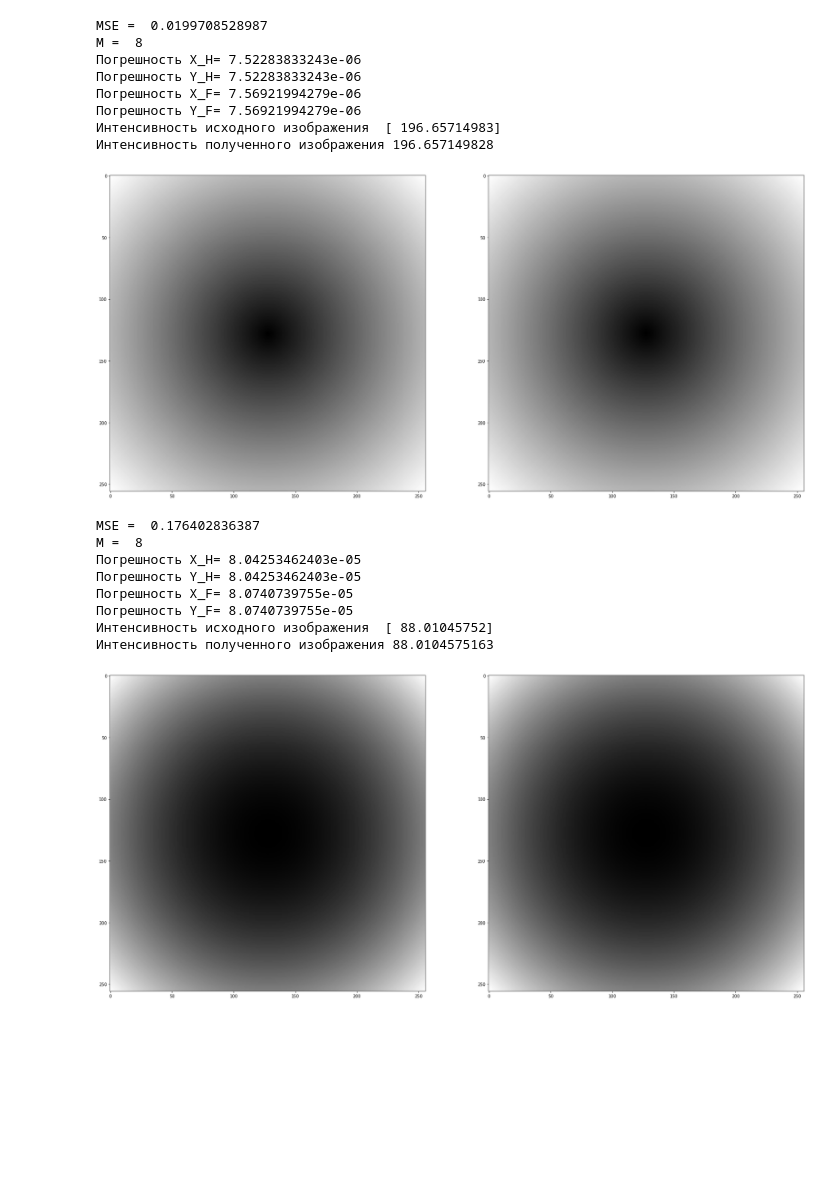
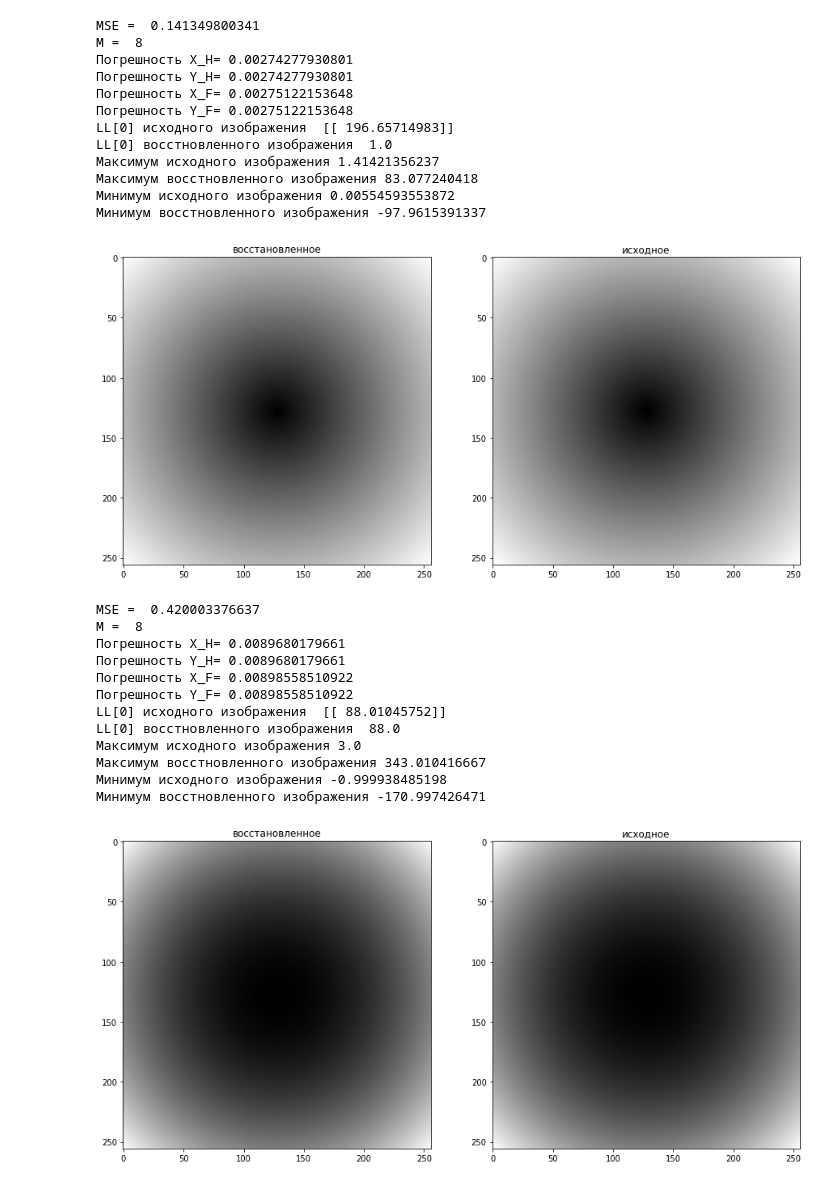
Before and after one commit to Satbek/-ourse-work-sem7, a Jupyter notebook: src/Polynoms.ipynb, the cells around one changed output. Cells and saved outputs as stored; diff of their text form; code cells hidden in the pictures; blank space fills up the shorter version.

```diff
--- a/src/Polynoms.ipynb
+++ b/src/Polynoms.ipynb
@@ -44,29 +56,37 @@ M =  8
 # %%
 res4 = view.show_all(lambda x,y:np.sqrt(x**2 + y**2),lambda x,y: x/(np.sqrt(x**2 + y**2)),
-                     lambda x,y: y/(np.sqrt(x**2 + y**2)), -1,1,-1,1,8 )
+                     lambda x,y: y/(np.sqrt(x**2 + y**2)), -1,1,-1,1,8 ,1)
 # %% [output]
-MSE =  0.0199708528987
+MSE =  0.141349800341
 M =  8
-Погрешность X_H= 7.52283833243e-06
-Погрешность Y_H= 7.52283833243e-06
-Погрешность X_F= 7.56921994279e-06
-Погрешность Y_F= 7.56921994279e-06
-Интенсивность исходного изображения  [ 196.65714983]
-Интенсивность полученного изображения 196.657149828
+Погрешность X_H= 0.00274277930801
+Погрешность Y_H= 0.00274277930801
+Погрешность X_F= 0.00275122153648
+Погрешность Y_F= 0.00275122153648
+LL[0] исходного изображения  [[ 196.65714983]]
+LL[0] восстновленного изображения  1.0
+Максимум исходного изображения 1.41421356237
+Максимум восстновленного изображения 83.077240418
+Минимум исходного изображения 0.00554593553872
+Минимум восстновленного изображения -97.9615391337
-[figure, old version]
+[figure, new version]
 # %%
 res5 = view.show_all(lambda x,y:2*(x**2 + y**2) - 1,lambda x,y: 4*x,
-                     lambda x,y: 4*y, -1,1,-1,1,8 )
+                     lambda x,y: 4*y, -1,1,-1,1,8,88 )
 # %% [output]
-MSE =  0.176402836387
+MSE =  0.420003376637
 M =  8
-Погрешность X_H= 8.04253462403e-05
-Погрешность Y_H= 8.04253462403e-05
-Погрешность X_F= 8.0740739755e-05
-Погрешность Y_F= 8.0740739755e-05
-Интенсивность исходного изображения  [ 88.01045752]
-Интенсивность полученного изображения 88.0104575163
+Погрешность X_H= 0.0089680179661
+Погрешность Y_H= 0.0089680179661
+Погрешность X_F= 0.00898558510922
+Погрешность Y_F= 0.00898558510922
+LL[0] исходного изображения  [[ 88.01045752]]
+LL[0] восстновленного изображения  88.0
+Максимум исходного изображения 3.0
+Максимум восстновленного изображения 343.010416667
+Минимум исходного изображения -0.999938485198
+Минимум восстновленного изображения -170.997426471
-[figure, old version]
+[figure, new version]
 # %%
 res6 = view.show_all(lambda x,y:(x**2 + y**2)*np.sqrt(x**2 + y**2),
                     lambda x,y: 2*x*np.sqrt(x**2 + y**2) + x**3/(np.sqrt(x**2 + y**2)) + x*y**2/np.sqrt(x**2 + y**2),
```
Also changed, not shown: parts of 6 cells of this notebook, 18 other files.
